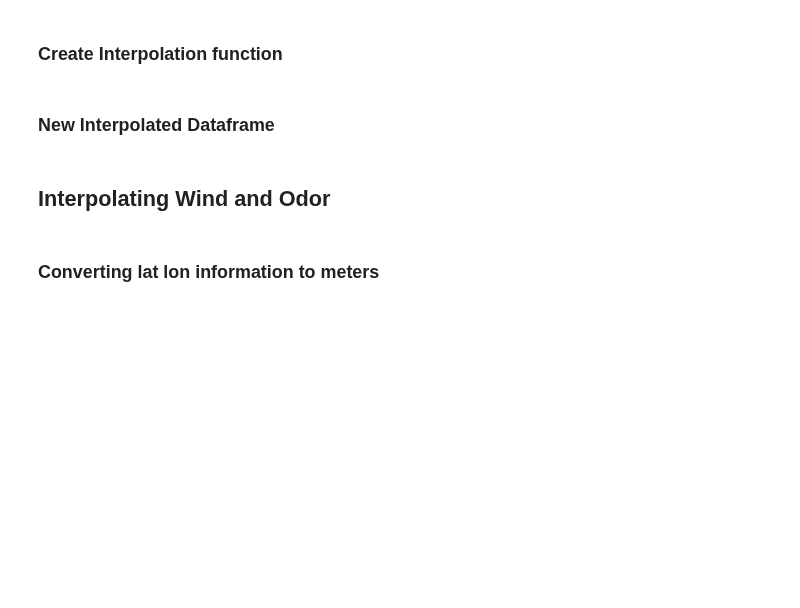
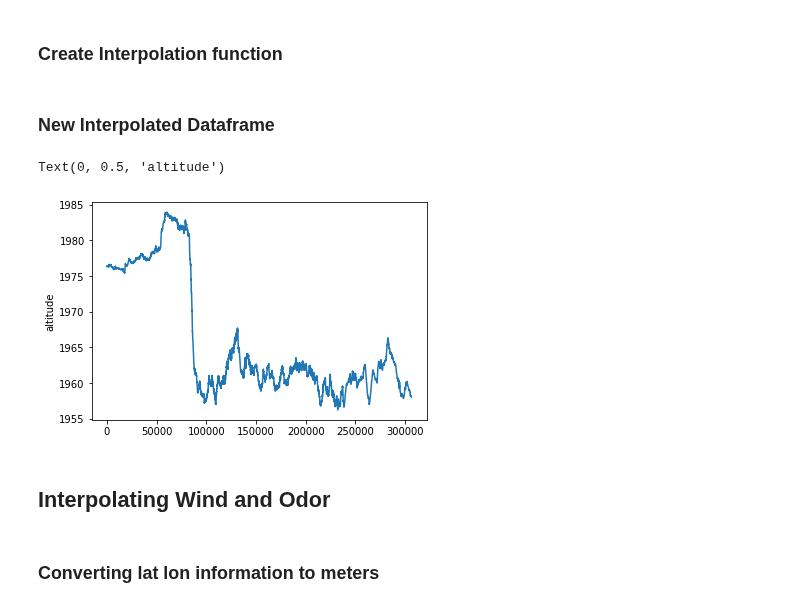
Before and after one commit to arunavanag591/odor_analysis, a Jupyter notebook: data_exploration/dataInterpolation.ipynb, the cells around one changed output. Saved outputs shown, nothing was run; the diff lists cells and outputs as text; code cells hidden in the pictures; blank space fills up the shorter version.

Commit message:
updating figure may15

```diff
--- a/data_exploration/dataInterpolation.ipynb
+++ b/data_exploration/dataInterpolation.ipynb
@@ -310,3 +313,9 @@ odor.to_hdf('~/Documents/Myfiles/DataAnalysis/data/Sprints/HighRes/Forest/Forest
+# %%
+plt.plot(odor.alt)
+plt.ylabel('altitude')
+# %% [output]
+Text(0, 0.5, 'altitude')
+[figure, added]
 # %%
 odor.to_hdf('~/Documents/Myfiles/DataAnalysis/data/Sprints/HighRes/Forest/ForestDataJuly_S1.h5',key='odor', mode='w')
 # %% [markdown]
```
Also changed, not shown: parts of 7 cells of this notebook, 11 other files.
